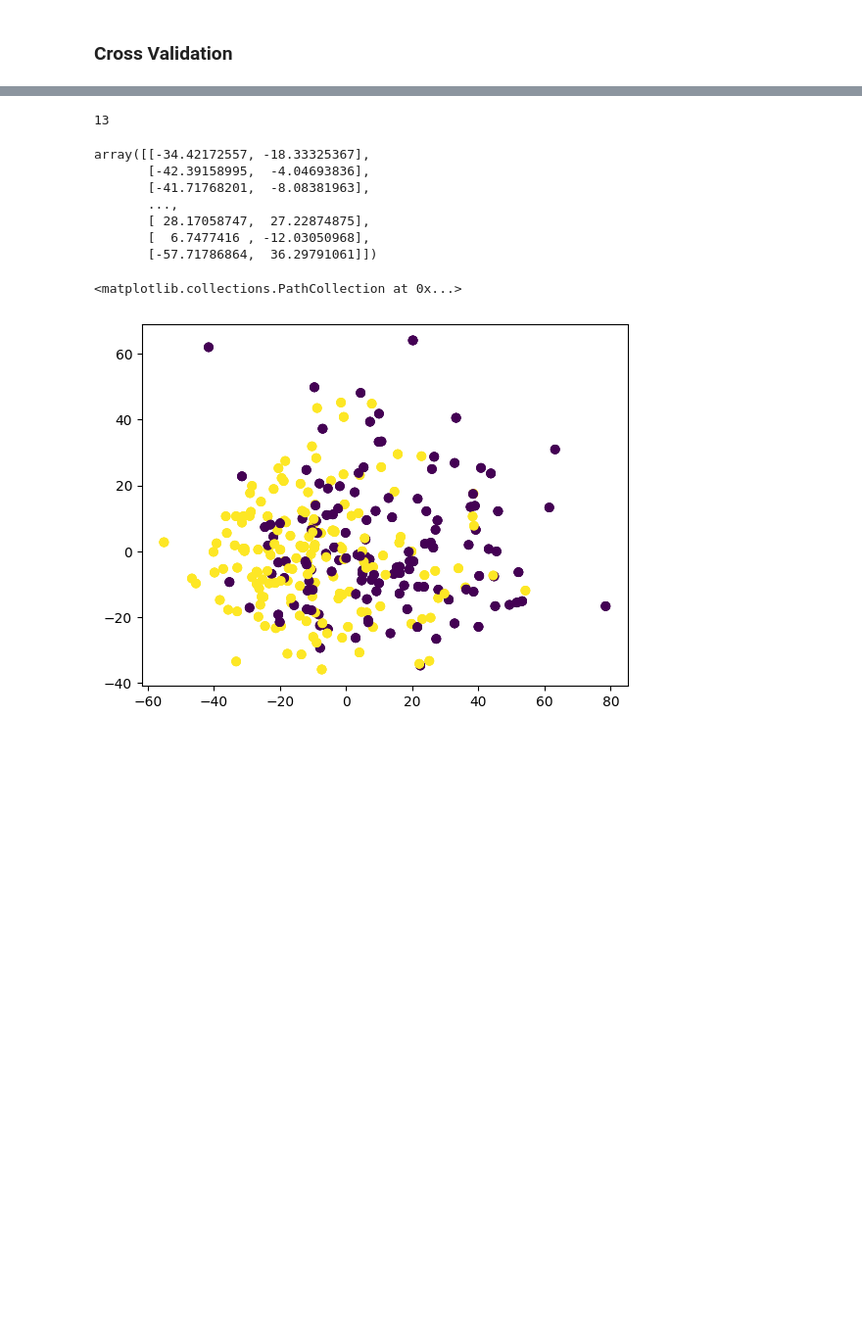
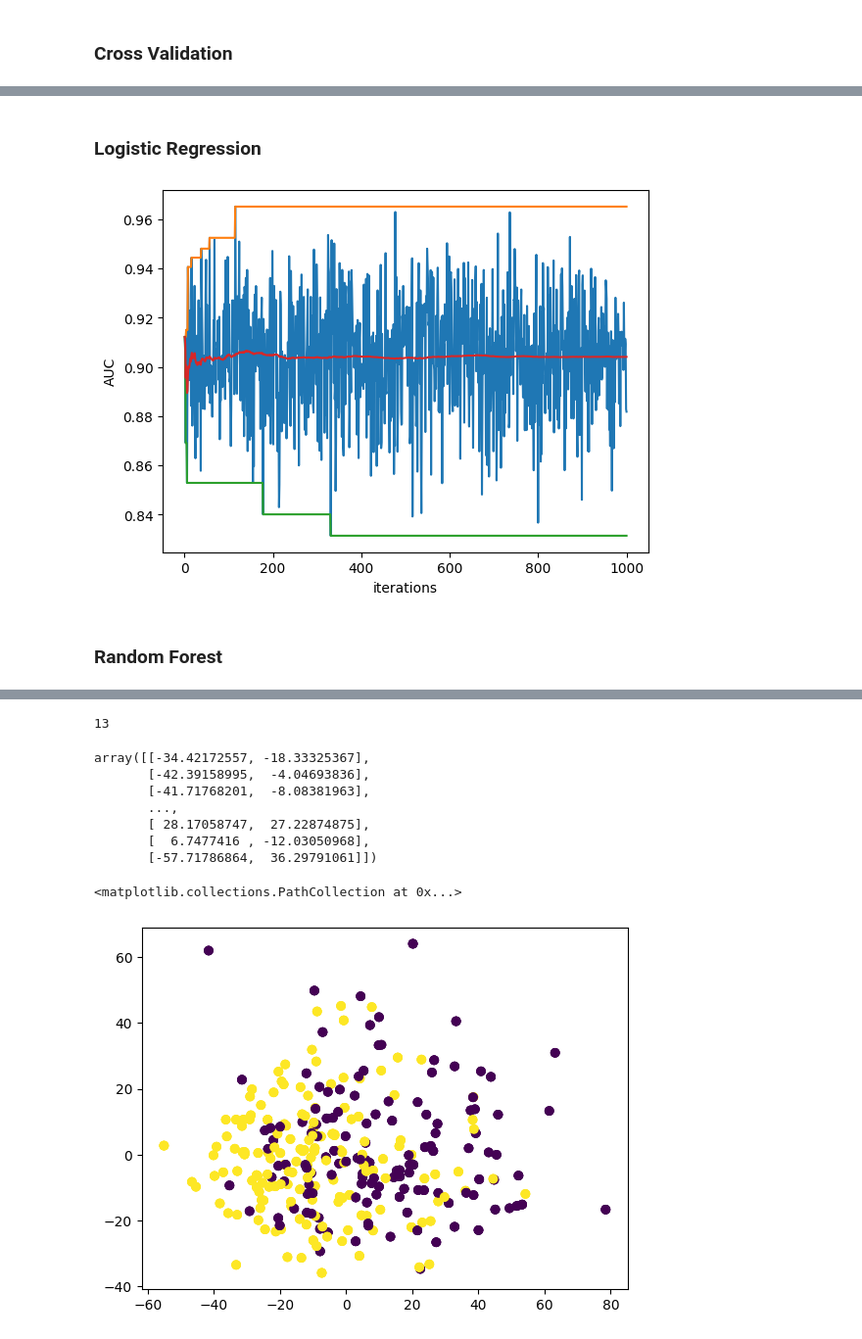
Before and after one commit to Twyxii/Heart-disaster, a Jupyter notebook: heart_disease_classification.ipynb, the cells around one changed output, grey strips where cells are left out. Shown at 98% size. Drawn from its saved outputs; the diff is of its cells as text; code cells hidden in the pictures; blank space fills up the shorter version.

Commit message:
Added cross validation graphs

```diff
--- a/heart_disease_classification.ipynb
+++ b/heart_disease_classification.ipynb
@@ -387,0 +390,40 @@ plt.show()
+# %% [markdown]
+### Logistic Regression
+# %%
+auc_list = []
+rs = range(1000)
+for random_state in rs:
+
+    # splitting into train test
+    X_train1, X_valid, Y_train1, Y_valid = train_test_split(X_train, Y_train, test_size = 0.20, random_state=random_state)
+    # calling decisiontree classifier
+    clf_cv = LogisticRegression(solver='liblinear')
+    # fitting on data
+    clf_cv = clf_cv.fit(X_train1, Y_train1)
+    # estimating on test
+    estimate_cv = clf_cv.predict_proba(X_valid)[:,1]
+
+
+    #  AUC
+    fpr_cv, tpr_cv, _ = roc_curve(Y_valid,  estimate_cv)
+    auc_cv = auc(fpr_cv, tpr_cv)
+    auc_list.append(auc_cv)
+# %%
+# convergence de la CrossValidation
+iterations = range(1,len(rs)+1)
+cum_max_list = [max(auc_list[:i+1]) for i in range(len(auc_list))]
+cum_min_list = [min(auc_list[:i+1]) for i in range(len(auc_list))]
+cum_mean_list = [np.mean(auc_list[:i+1]) for i in range(len(auc_list))]
+
+plt.plot(iterations,auc_list)
+plt.plot(iterations,cum_max_list)
+plt.plot(iterations,cum_min_list)
+plt.plot(iterations,cum_mean_list)
+
+plt.ylabel('AUC')
+plt.xlabel('iterations')
+plt.show()
+# %% [output]
+[figure, added]
+# %% [markdown]
+### Random Forest
```
Also changed, not shown: parts of 11 cells of this notebook.
